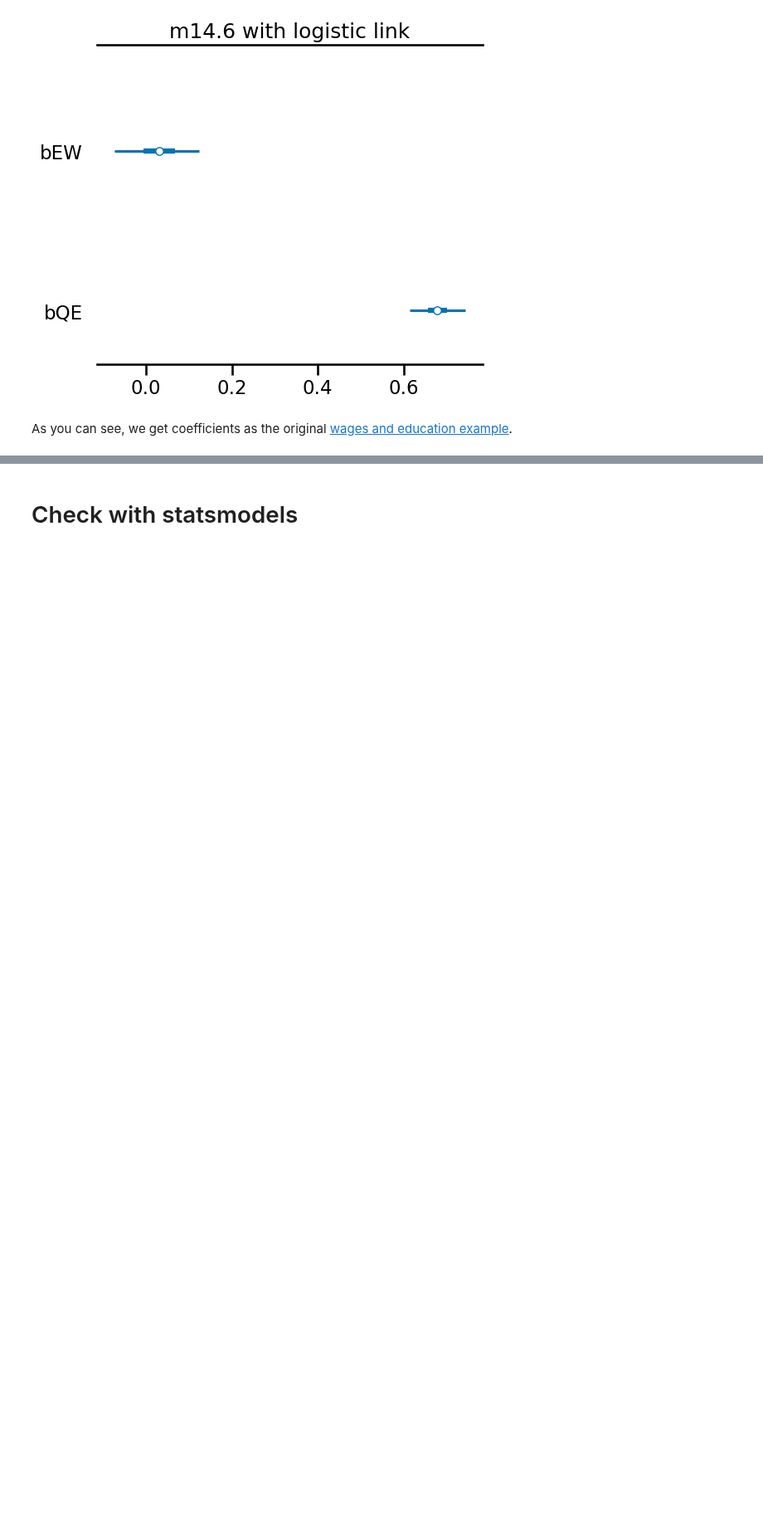
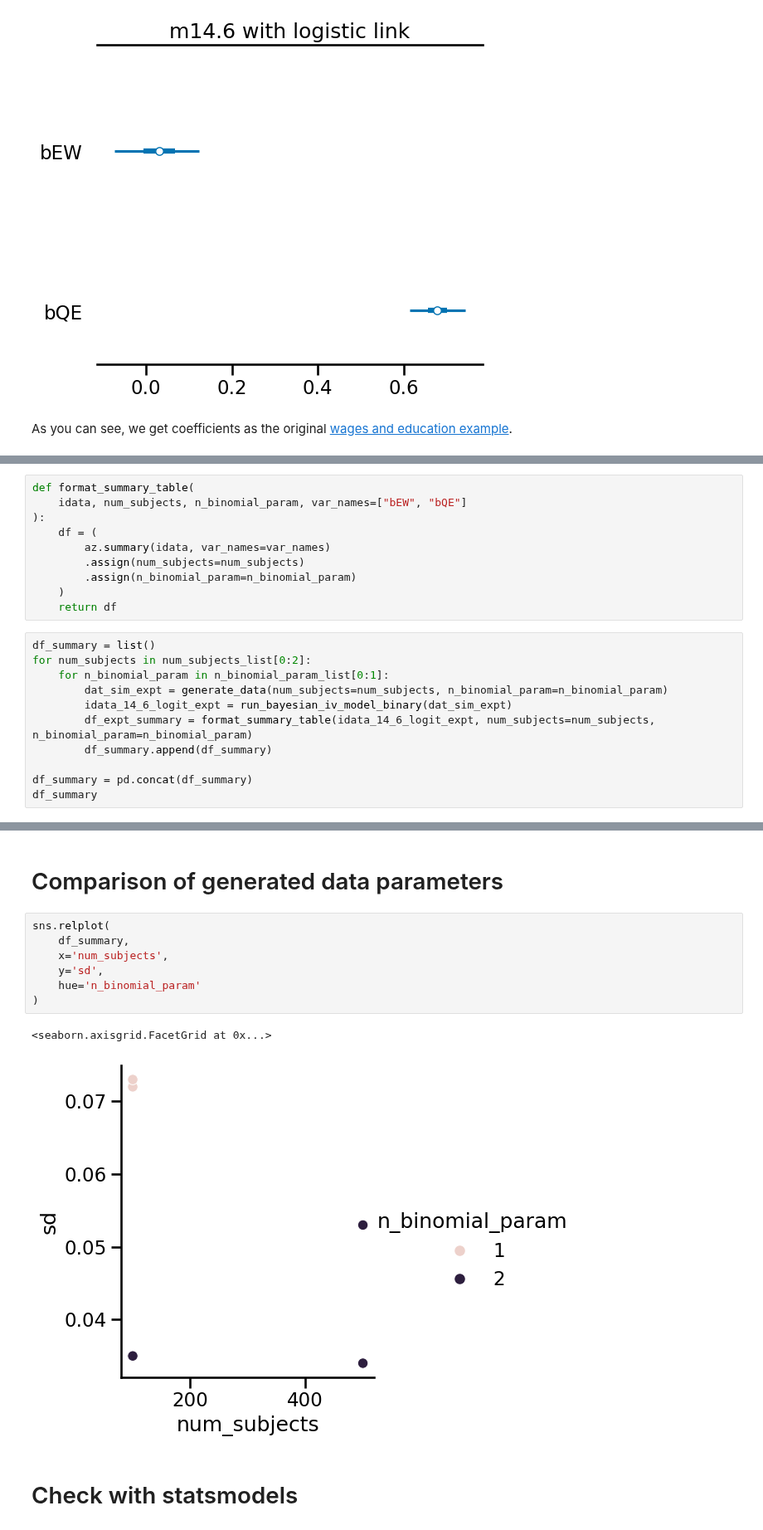
Before and after one commit to benslack19/benslack19.github.io, a Jupyter notebook: _posts_drafts/2024-06-11-iv-binary-outcome.ipynb, the cells around one changed output, grey strips where cells are left out. Shown at 83% size. Drawn from its saved outputs; the diff is of its cells as text; blank space fills up the shorter version.

```diff
--- a/_posts_drafts/2024-06-11-iv-binary-outcome.ipynb
+++ b/_posts_drafts/2024-06-11-iv-binary-outcome.ipynb
@@ -382,0 +244,21 @@ ax0.set_title("m14.6 with logistic link, n=1")
+# %%
+def format_summary_table(
+    idata, num_subjects, n_binomial_param, var_names=["bEW", "bQE"]
+):
+    df = (
+        az.summary(idata, var_names=var_names)
+        .assign(num_subjects=num_subjects)
+        .assign(n_binomial_param=n_binomial_param)
+    )
+    return df
+# %%
+df_summary = list()
+for num_subjects in num_subjects_list[0:2]:
+    for n_binomial_param in n_binomial_param_list[0:1]:
+        dat_sim_expt = generate_data(num_subjects=num_subjects, n_binomial_param=n_binomial_param)
+        idata_14_6_logit_expt = run_bayesian_iv_model_binary(dat_sim_expt)
+        df_expt_summary = format_summary_table(idata_14_6_logit_expt, num_subjects=num_subjects, n_binomial_param=n_binomial_param)
+        df_summary.append(df_summary)
+
+df_summary = pd.concat(df_summary)
+df_summary
@@ -383,3 +270,15 @@ ax0.set_title("m14.6 with logistic link, n=1")
+# %% [markdown]
+# Comparison of generated data parameters
+# %%
+sns.relplot(
+    df_summary,
+    x='num_subjects',
+    y='sd',
+    hue='n_binomial_param'
+)
+# %% [output]
+<seaborn.axisgrid.FacetGrid at 0x...>
+[figure, added]
 # %% [markdown]
 # Check with statsmodels
 # %%
```
Also changed, not shown: parts of 28 cells of this notebook.
